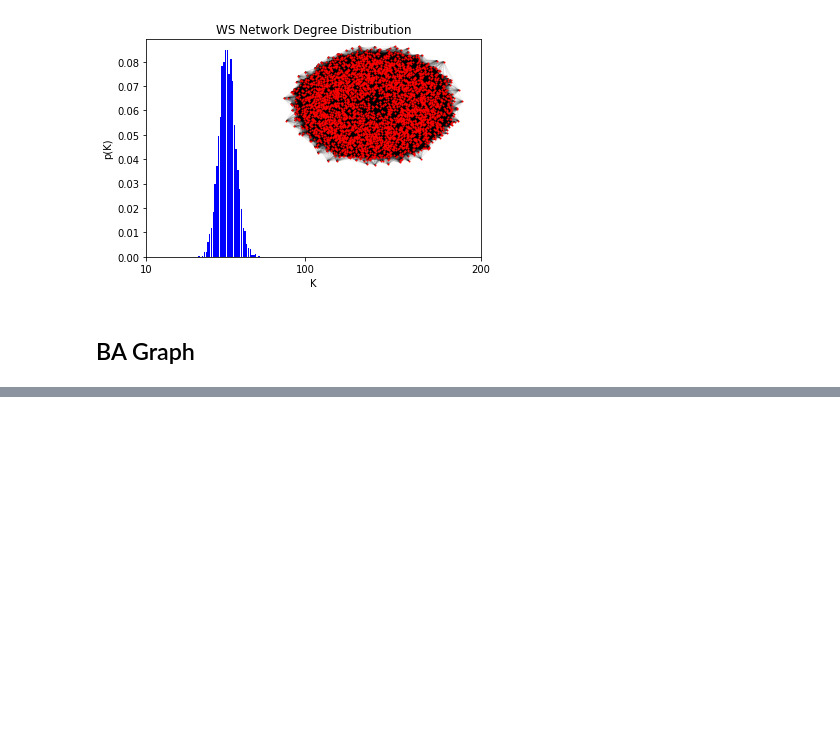
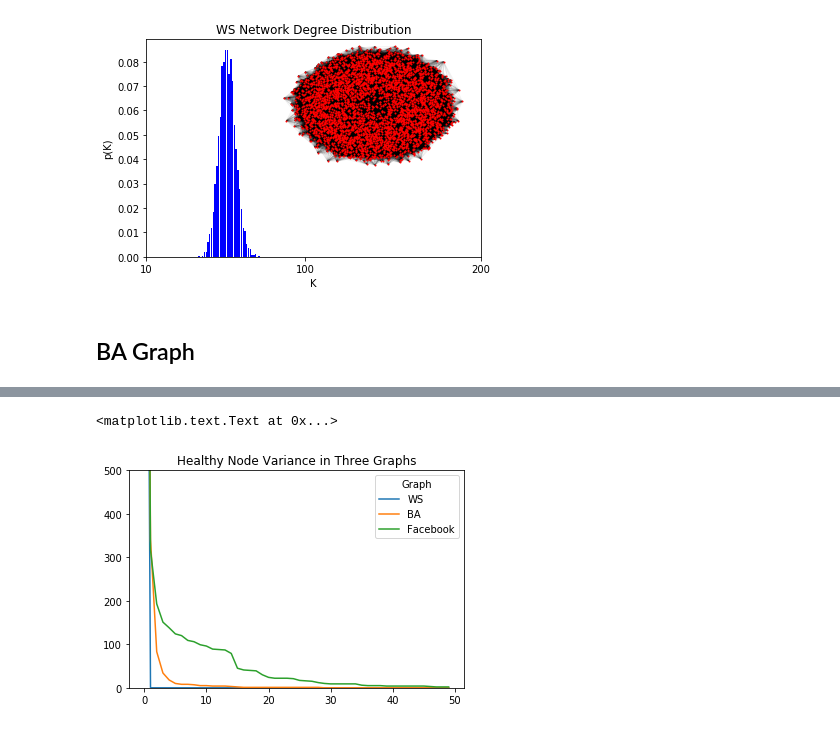
Before and after one commit to asrayousuf/InformationDiffusion, a Jupyter notebook: notebooks/Part-1-NetworkComparison.ipynb, the cells around one changed output, grey strips where cells are left out. Cells and saved outputs as stored; diff of their text form; code cells hidden in the pictures; blank space fills up the shorter version.

```diff
--- a/notebooks/Part-1-NetworkComparison.ipynb
+++ b/notebooks/Part-1-NetworkComparison.ipynb
@@ -159,0 +125,11 @@ plot_graph_degree(ba_graph, "BA Network Degree Distribution", [300, 100, 10])
+# %%
+# Healthy Node Variance Comparison between the Three Graphsm
+plt.ylim(0, 500)
+plt.plot(x, WSrecords[:,0].tolist(),label="WS")
+plt.plot(x, BArecords[:,0].tolist(),label="BA")
+plt.plot(x, FacebookRecords[:,0].tolist(),label="Facebook")
+plt.legend(title="Graph",loc="best")
+plt.title("Healthy Node Variance in Three Graphs")
+# %% [output]
+<matplotlib.text.Text at 0x...>
+[figure, added]
```
Also changed, not shown: parts of 27 cells of this notebook.
